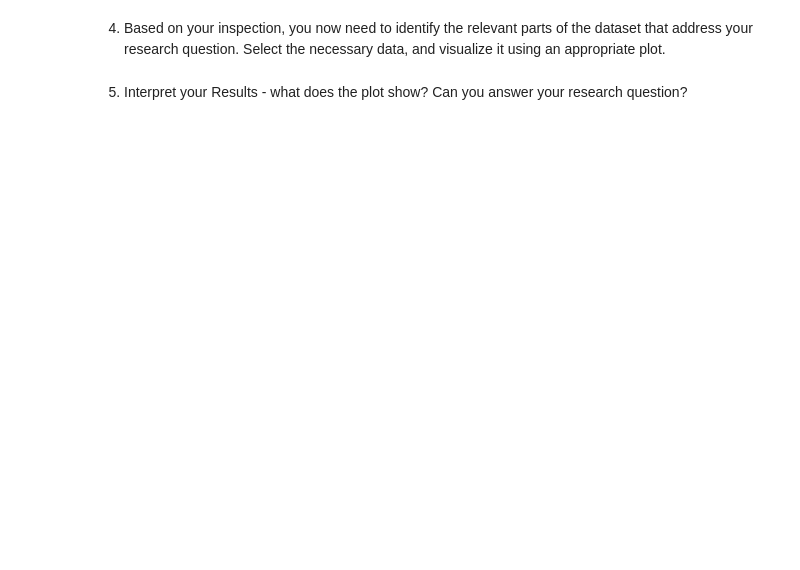
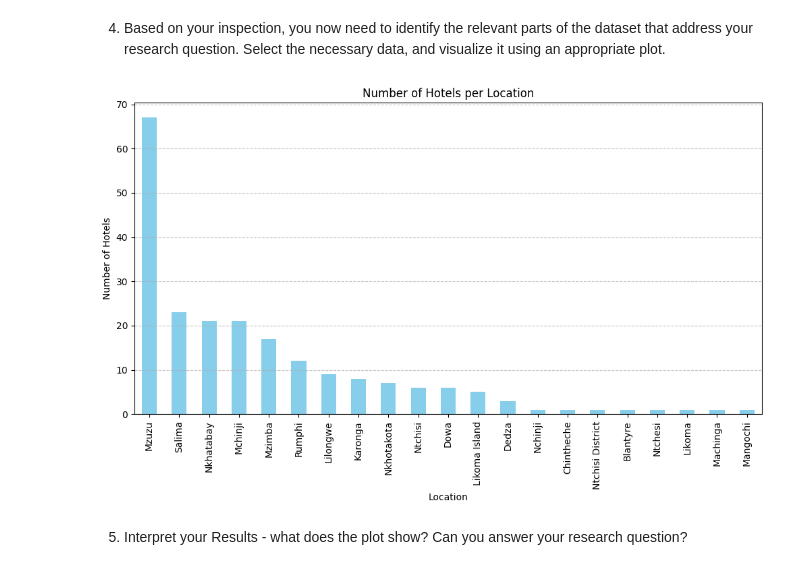
Before and after one commit to MartinChirwa03/Datalogging-and-machine-learning-course, a Jupyter notebook: Worksheets/Lab_Day4.ipynb, the cells around one changed output. Cells and saved outputs as stored; diff of their text form; code cells hidden in the pictures; blank space fills up the shorter version.

```diff
--- a/Worksheets/Lab_Day4.ipynb
+++ b/Worksheets/Lab_Day4.ipynb
@@ -25,0 +22,7 @@ df = pd.read_json(".....json")
+# %%
+
+
+
+file_path = r"C:\Users\pc\OneDrive\Desktop\archive\lodges.csv"
+df = pd.read_csv(file_path)
+df.info
@@ -26,16 +47,23 @@ df = pd.read_json(".....json")
 # %%
 # use some of the following to inspect your loaded data - check Pandas documentation(DataFrames) for more
-df.head()
 
-df.info
 
-df.describe()
+location_col = 'location'
 
-df.dtypes
 
-df.isnull()
-df.isna()
-df.duplicated()
+df = df.dropna(subset=[location_col])
+
+
+def clean_location(name):
+    name = name.strip().lower()
+    name = name.replace(".", "")
+    name = name.replace(" city", "")
+    return name.title()
+
+df[location_col] = df[location_col].apply(clean_location)
+
+
+location_counts = df[location_col].value_counts()
 # %% [markdown]
 4. Based on your inspection, you now need to identify the relevant parts of the dataset that address your research question.
 Select the necessary data, and visualize it using an appropriate plot.
@@ -47,2 +70,13 @@ plt.show()
+# %%
+plt.figure(figsize=(12, 6))
+location_counts.plot(kind='bar', color='skyblue')
+plt.xlabel('Location')
+plt.ylabel('Number of Hotels')
+plt.title('Number of Hotels per Location')
+plt.xticks(rotation=90)
+plt.grid(axis='y', linestyle='--', alpha=0.7)
+plt.show()
+# %% [output]
+[figure, added]
 # %% [markdown]
 5. Interpret your Results - what does the plot show? Can you answer your research question?
```
Also changed, not shown: parts of 4 cells of this notebook.
